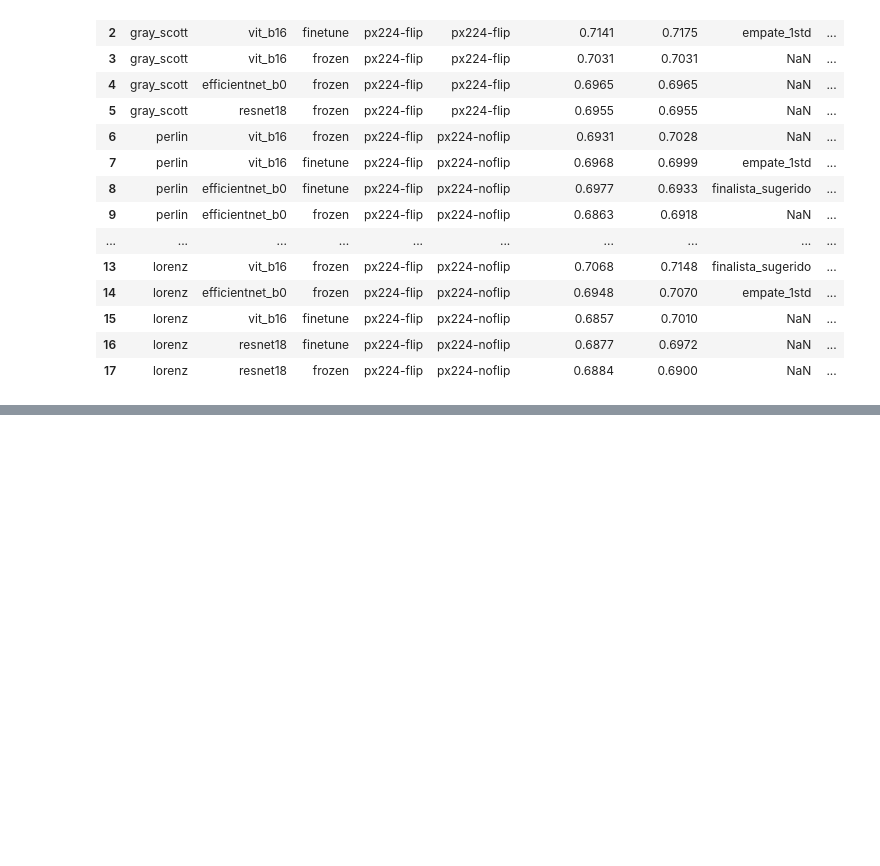
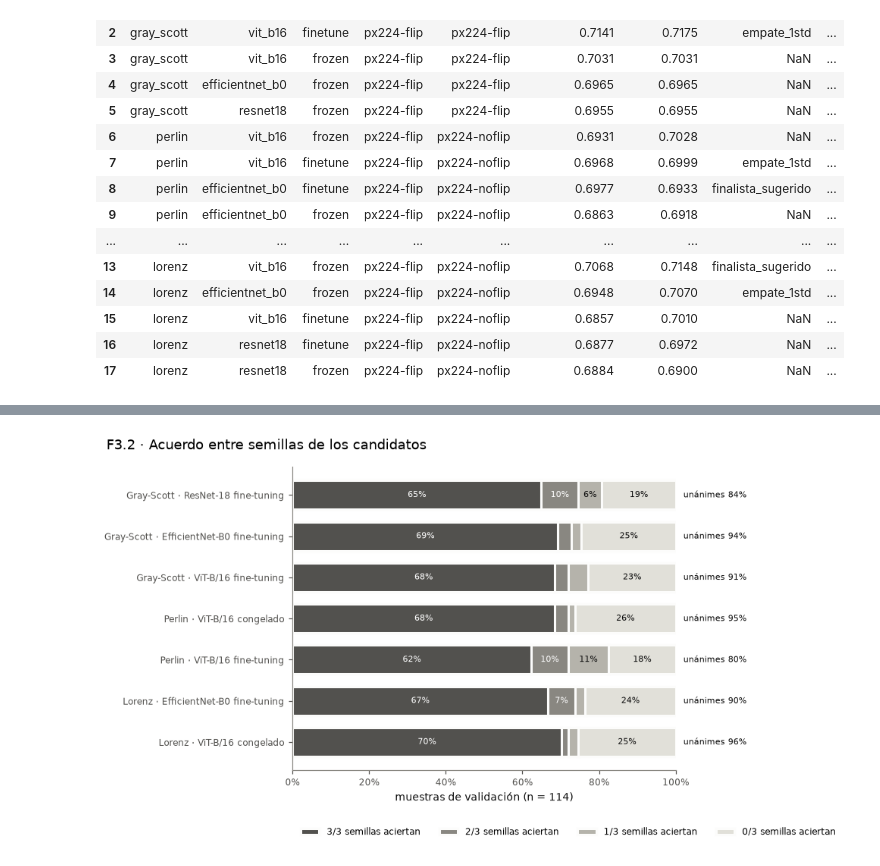
Before and after one commit to DpalaciosR20/ttdicevc, a Jupyter notebook: notebooks/F3.2_primera_pasada.ipynb, the cells around one changed output, grey strips where cells are left out. Cells and saved outputs as stored; diff of their text form; code cells hidden in the pictures; blank space fills up the shorter version.

```diff
--- a/notebooks/F3.2_primera_pasada.ipynb
+++ b/notebooks/F3.2_primera_pasada.ipynb
@@ -221,0 +379,39 @@ both[['technique', 'arch', 'strategy', 'variant_v0', 'variant', 'f1_val_mean_v0'
+# %%
+RAMP = {0: '#e1e0d9', 1: '#b5b3ab', 2: '#898781', 3: '#52514e'}   # aciertos de 0 a 3, claro a oscuro
+TEXT_ON = {0: style.INK, 1: style.INK, 2: 'white', 3: 'white'}
+
+fig, ax = plt.subplots(figsize=(8, 0.5 * len(cand) + 1.6))
+rows = []
+for i, c in cand.iterrows():
+    P, y, Y_hat = PREDS[(c.technique, c.arch, c.strategy)]
+    k = (Y_hat == y[:, None]).sum(axis=1)
+    frac = {n: float(np.mean(k == n)) for n in (3, 2, 1, 0)}
+    left = 0.0
+    for n, f in frac.items():
+        ax.barh(i, f, left=left, color=RAMP[n], edgecolor=style.SURFACE, lw=2, height=0.7,
+                label=f'{n}/3 semillas aciertan' if i == 0 else None)
+        if f >= 0.06:
+            ax.text(left + f / 2, i, f'{f:.0%}', ha='center', va='center', color=TEXT_ON[n],
+                    fontsize=style.FONT_SIZES['annot'])
+        left += f
+    unan = frac[3] + frac[0]
+    ax.text(1.02, i, f'unánimes {unan:.0%}', transform=ax.get_yaxis_transform(), va='center',
+            fontsize=style.FONT_SIZES['annot'], color=style.INK)
+    rows.append({'technique': c.technique, 'arch': c.arch, 'strategy': c.strategy, 'seleccion': c.seleccion,
+                 **{f'aciertan_{n}de3': int(np.sum(k == n)) for n in (3, 2, 1, 0)}, 'unanimes': unan})
+ax.set_yticks(range(len(cand)), [f'{style.TECH_LABEL[t]} · {cfg_label(a, s)}'
+                                 for t, a, s in zip(cand.technique, cand.arch, cand.strategy)])
+ax.invert_yaxis()
+ax.set_xlim(0, 1)
+ax.xaxis.set_major_formatter(plt.FuncFormatter(lambda v, _: f'{v:.0%}'))
+ax.set_xlabel('muestras de validación (n = 114)')
+ax.grid(False)
+ax.legend(loc='upper left', bbox_to_anchor=(0, -0.16), ncol=4)
+fig.suptitle('F3.2 · Acuerdo entre semillas de los candidatos', x=0.02, ha='left')
+fig.tight_layout()
+style.save(fig, FIG / 'acuerdo_semillas')
+plt.show()
+
+pd.DataFrame(rows)
+# %% [output]
+[figure, added]
```
Also changed, not shown: parts of 9 cells of this notebook, 5 other files.
